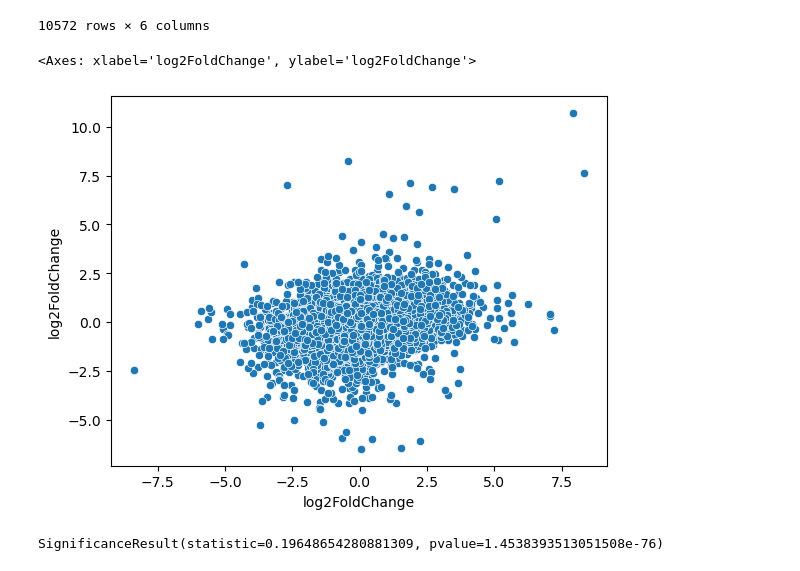
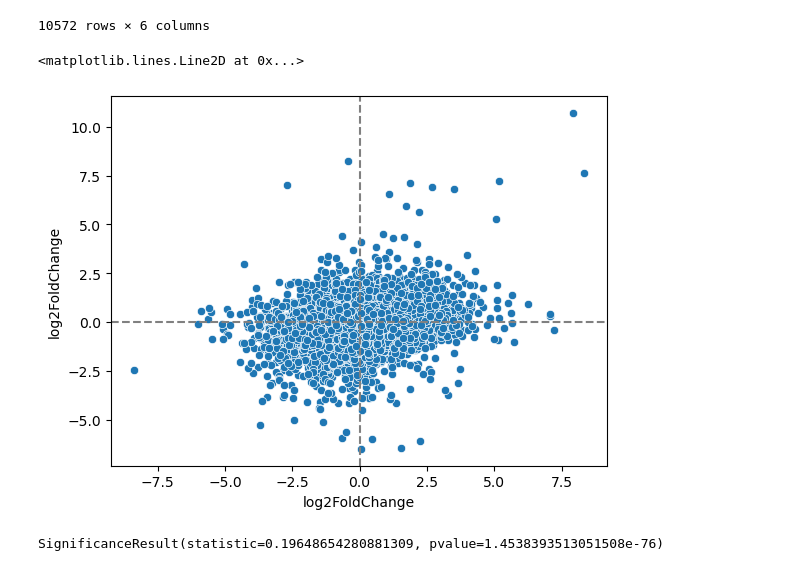
Before and after one commit to mikepassal/Plant_Go_Group_Analysis, a Jupyter notebook: Cross_species_module_comparison/Arabi_tomato_heat/gene_vs_ortho_comparison.ipynb, the cells around one changed output. Cells and saved outputs as stored; diff of their text form; code cells hidden in the pictures.

```diff
--- a/Cross_species_module_comparison/Arabi_tomato_heat/gene_vs_ortho_comparison.ipynb
+++ b/Cross_species_module_comparison/Arabi_tomato_heat/gene_vs_ortho_comparison.ipynb
@@ -28,10 +28,12 @@ tomato_ortho
 trimmed_tomato_ortho = tomato_ortho.loc[tomato_ortho.index.isin(arabi_ortho.index)]
 trimmed_arabi_ortho = arabi_ortho.loc[arabi_ortho.index.isin(trimmed_tomato_ortho.index)]
 # %%
-sns.scatterplot(x =trimmed_tomato_ortho['log2FoldChange'], y = trimmed_arabi_ortho['log2FoldChange'])
+sns.scatterplot(x =trimmed_tomato_ortho['log2FoldChange'], y = trimmed_arabi_ortho['log2FoldChange'],)
+plt.axvline(0, color="grey", linestyle="--")
+plt.axhline(0, color="grey", linestyle="--")
 # %% [output]
-<Axes: xlabel='log2FoldChange', ylabel='log2FoldChange'>
+<matplotlib.lines.Line2D at 0x...>
-[figure, old version]
+[figure, new version]
 # %%
 stats.spearmanr(a=trimmed_tomato_ortho['log2FoldChange'], b = trimmed_arabi_ortho['log2FoldChange'] )
 # %% [output]
```
Also changed, not shown: parts of 8 cells of this notebook, 10 other files.
